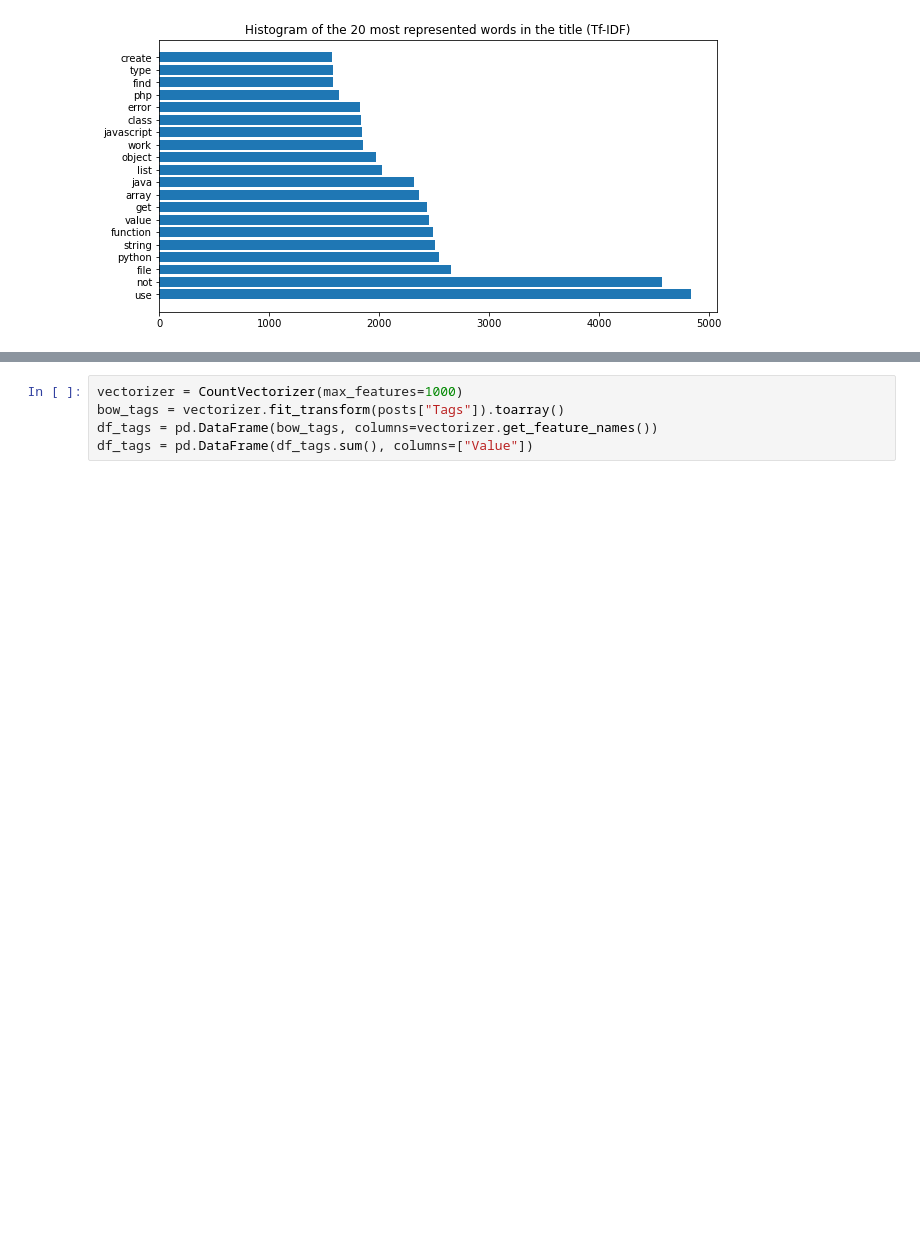
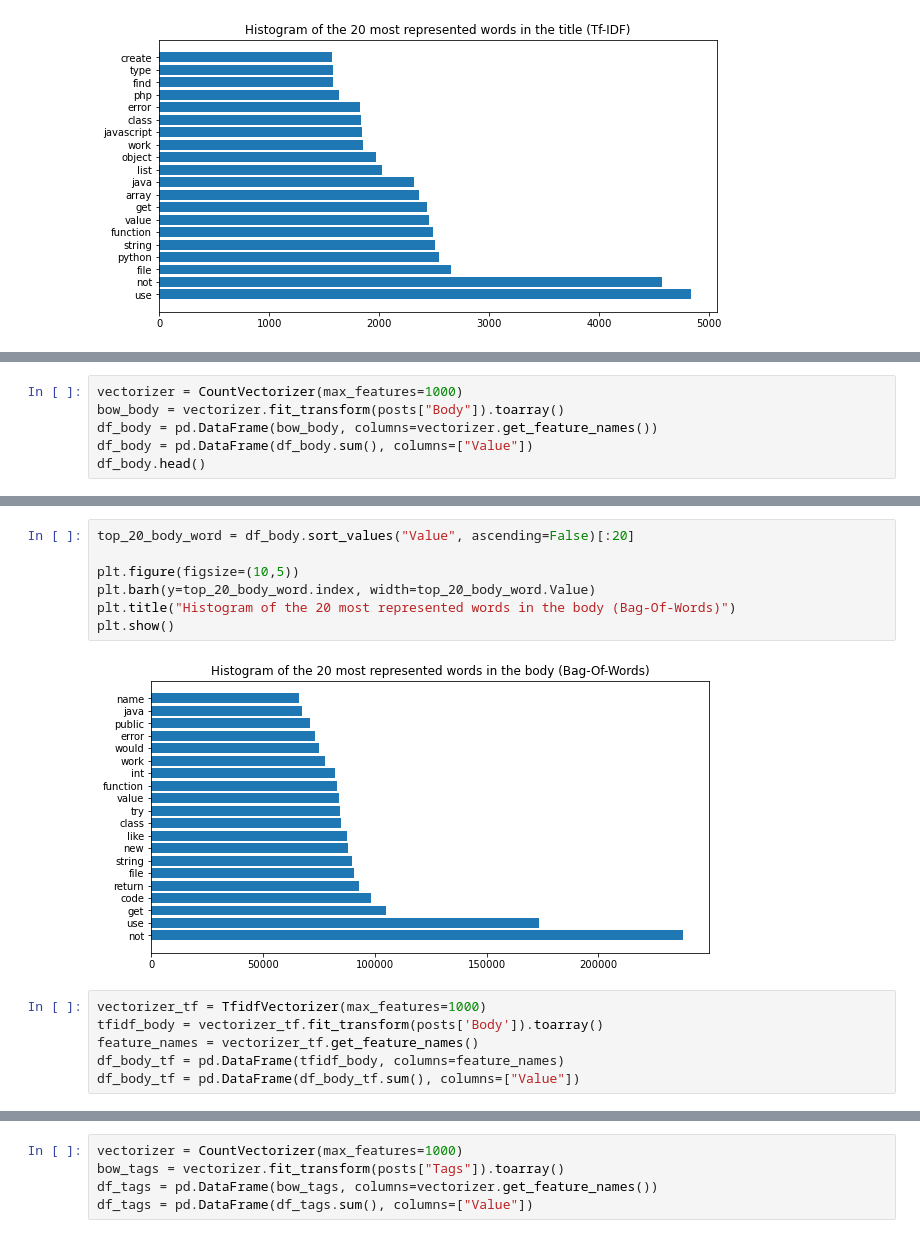
Before and after one commit to Aboubacar2012/categorisation_de_questions, a Jupyter notebook: P05_01_notebookexploration.ipynb, the cells around one changed output, grey strips where cells are left out. Saved outputs shown, nothing was run; the diff lists cells and outputs as text; blank space fills up the shorter version.

Commit message:
adding BoW+TfIdf+TSNE+PCA for body

```diff
--- a/P05_01_notebookexploration.ipynb
+++ b/P05_01_notebookexploration.ipynb
@@ -316,0 +321,6 @@ plt.show()
+# %%
+vectorizer = CountVectorizer(max_features=1000)
+bow_body = vectorizer.fit_transform(posts["Body"]).toarray()
+df_body = pd.DataFrame(bow_body, columns=vectorizer.get_feature_names())
+df_body = pd.DataFrame(df_body.sum(), columns=["Value"])
+df_body.head()
@@ -316,0 +334,15 @@ plt.show()
+# %%
+top_20_body_word = df_body.sort_values("Value", ascending=False)[:20]
+
+plt.figure(figsize=(10,5))
+plt.barh(y=top_20_body_word.index, width=top_20_body_word.Value)
+plt.title("Histogram of the 20 most represented words in the body (Bag-Of-Words)")
+plt.show()
+# %% [output]
+[figure, added]
+# %%
+vectorizer_tf = TfidfVectorizer(max_features=1000)
+tfidf_body = vectorizer_tf.fit_transform(posts['Body']).toarray()
+feature_names = vectorizer_tf.get_feature_names()
+df_body_tf = pd.DataFrame(tfidf_body, columns=feature_names)
+df_body_tf = pd.DataFrame(df_body_tf.sum(), columns=["Value"])
```
Also changed, not shown: parts of 13 cells of this notebook.
